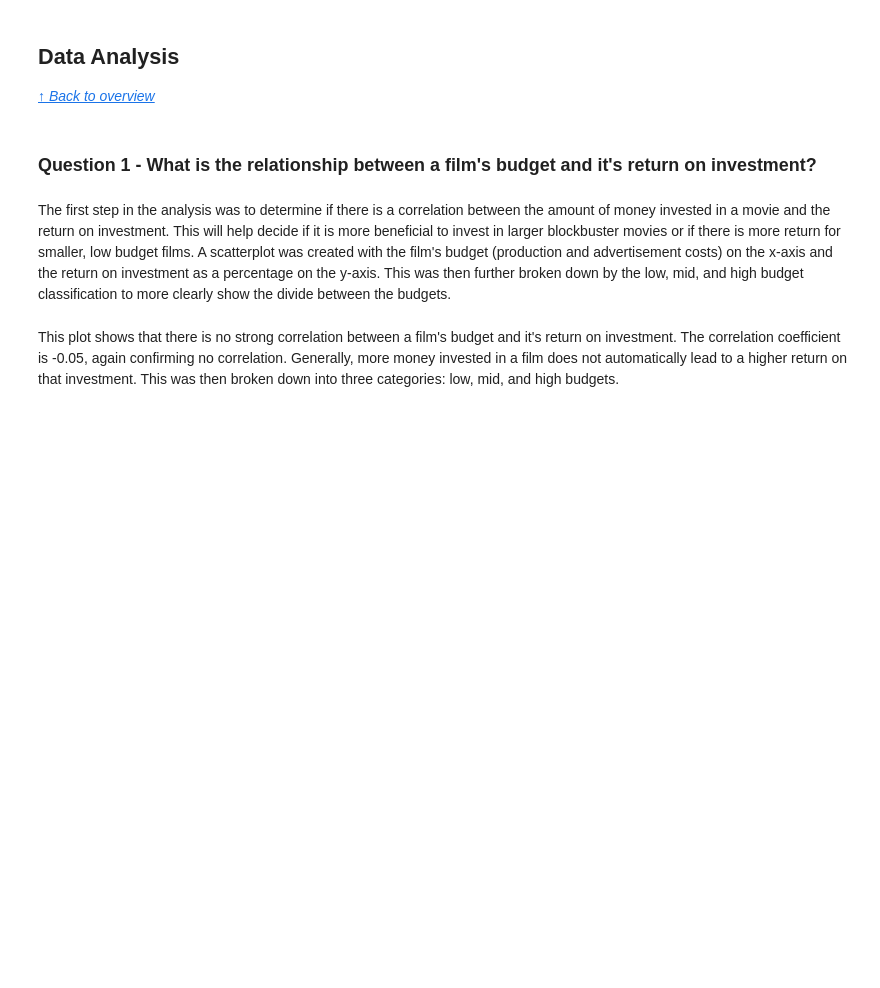
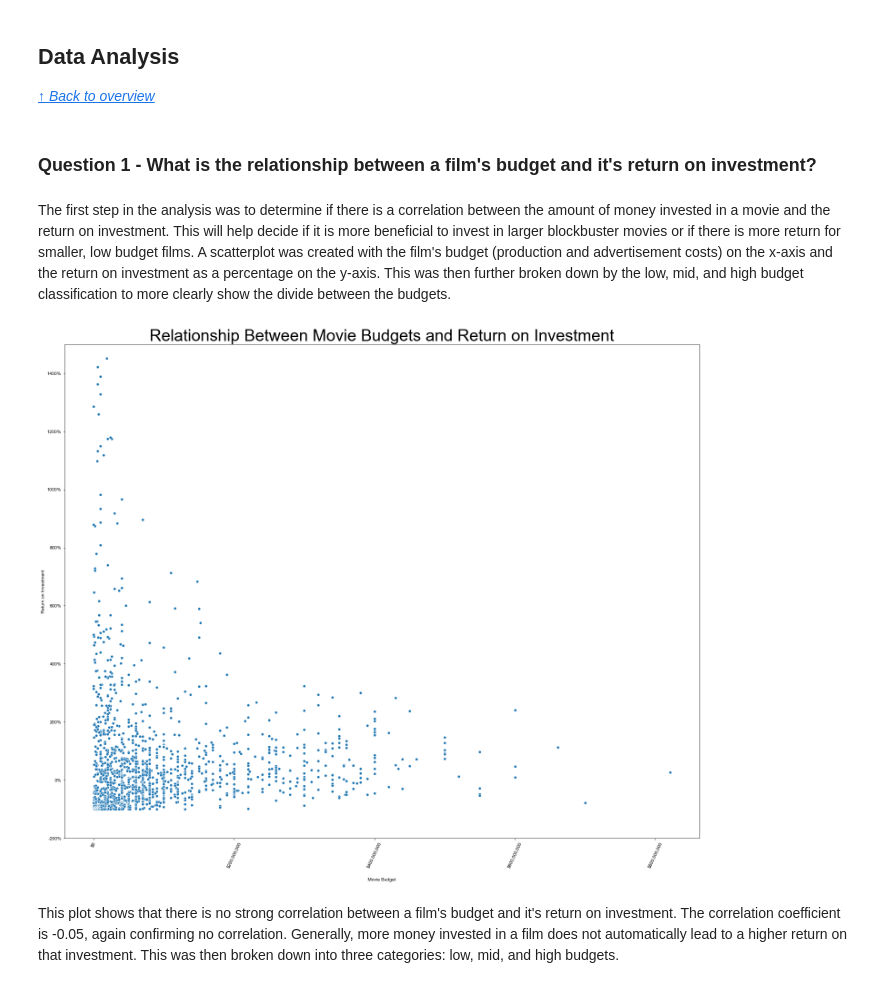
Before and after one commit to danvalen1/Film-Industry-Analysis, a Jupyter notebook: Project Walkthrough.ipynb, the cells around one changed output. Cells and saved outputs as stored; diff of their text form; code cells hidden in the pictures; blank space fills up the shorter version.

Commit message:
update clean notebook

```diff
--- a/Project Walkthrough.ipynb
+++ b/Project Walkthrough.ipynb
@@ -83,3 +106,6 @@ Although the datasets contain key variables as `genres`, `production_budget`, an
 # %% [markdown]
 ## **Data Preparation** <a id="Data-Preparation"></a>
 [*↑ Back to overview*](#Overview)
+# %%
+prepped_Data = cl.prep_Data(df_title_basics, df_movie_budgets)
+prepped_Data.info()
@@ -85,0 +138,3 @@ Although the datasets contain key variables as `genres`, `production_budget`, an
+# %%
+clean_df = cl.clean_Data(prepped_Data)
+clean_df.head()
@@ -98,2 +159,6 @@ budget_ROI_scatter(DataFrame)
+# %%
+cl.budget_ROI_scatter(clean_df)
+# %% [output]
+[figure, added]
 # %% [markdown]
 This plot shows that there is no strong correlation between a film's budget and it's return on investment. The correlation coefficient is -0.05, again confirming no correlation. Generally, more money invested in a film does not automatically lead to a higher return on that investment. This was then broken down into three categories: low, mid, and high budgets.
```
Also changed, not shown: parts of 22 cells of this notebook, 1 other file.
